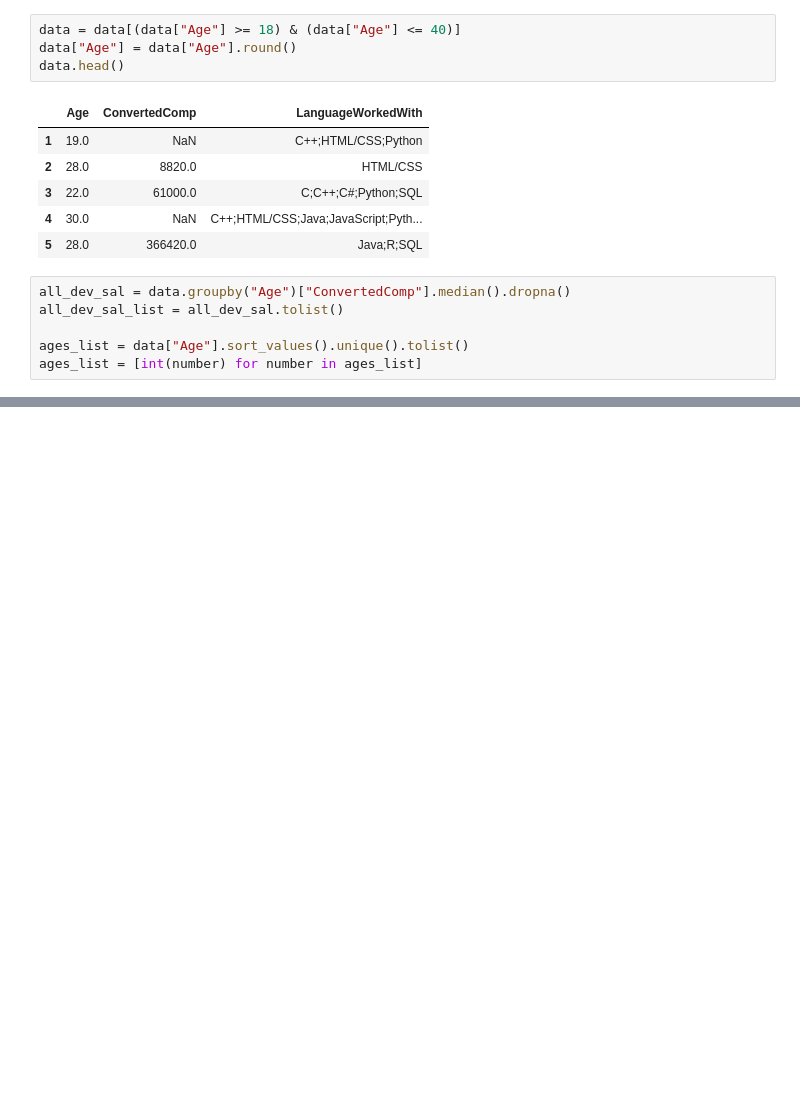
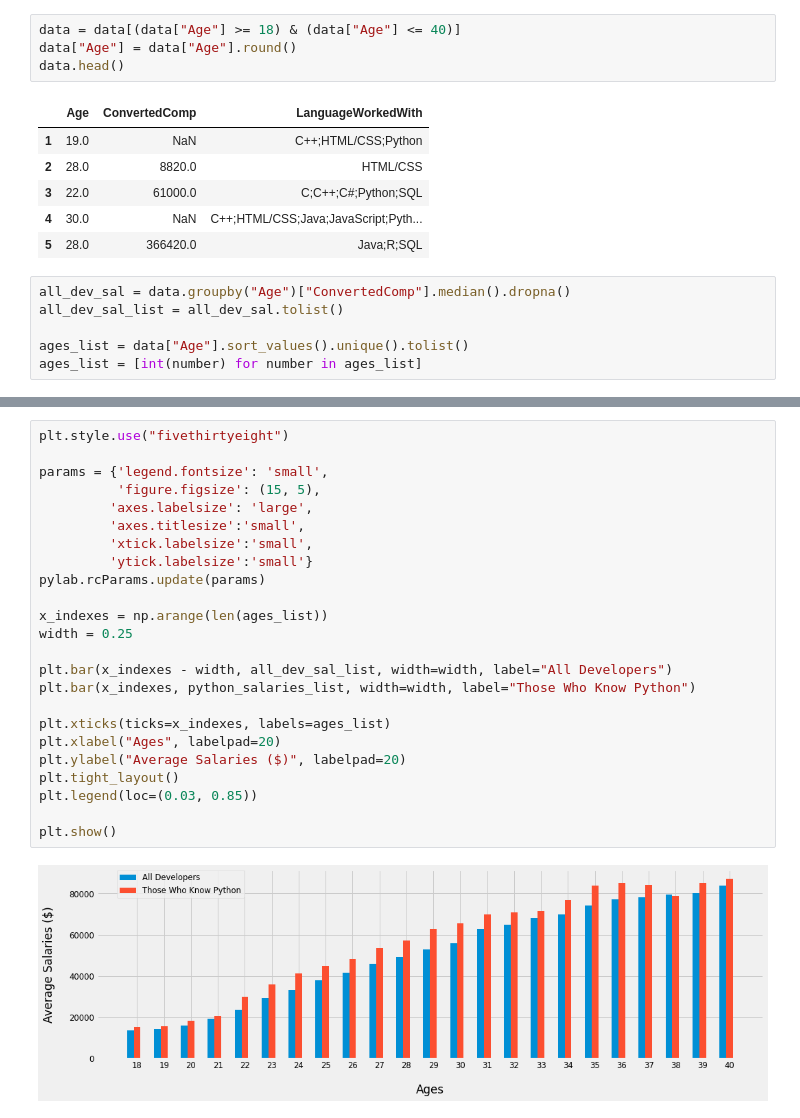
Before and after one commit to muhsinata/data-science-exercises, a Jupyter notebook: pandas-exercises/exercise-1.ipynb, the cells around one changed output, grey strips where cells are left out. Drawn from its saved outputs; the diff is of its cells as text; blank space fills up the shorter version.

Commit message:
feat: add python developers' salaries in bar chart

```diff
--- a/pandas-exercises/exercise-1.ipynb
+++ b/pandas-exercises/exercise-1.ipynb
@@ -75,0 +42,26 @@ python_salaries_list = python_age_and_salary.to_list()
+# %%
+plt.style.use("fivethirtyeight")
+
+params = {'legend.fontsize': 'small',
+          'figure.figsize': (15, 5),
+         'axes.labelsize': 'large',
+         'axes.titlesize':'small',
+         'xtick.labelsize':'small',
+         'ytick.labelsize':'small'}
+pylab.rcParams.update(params)
+
+x_indexes = np.arange(len(ages_list))
+width = 0.25
+
+plt.bar(x_indexes - width, all_dev_sal_list, width=width, label="All Developers")
+plt.bar(x_indexes, python_salaries_list, width=width, label="Those Who Know Python")
+
+plt.xticks(ticks=x_indexes, labels=ages_list)
+plt.xlabel("Ages", labelpad=20)
+plt.ylabel("Average Salaries ($)", labelpad=20)
+plt.tight_layout()
+plt.legend(loc=(0.03, 0.85))
+
+plt.show()
+# %% [output]
+[figure, added]
```
Also changed, not shown: parts of 3 cells of this notebook.
